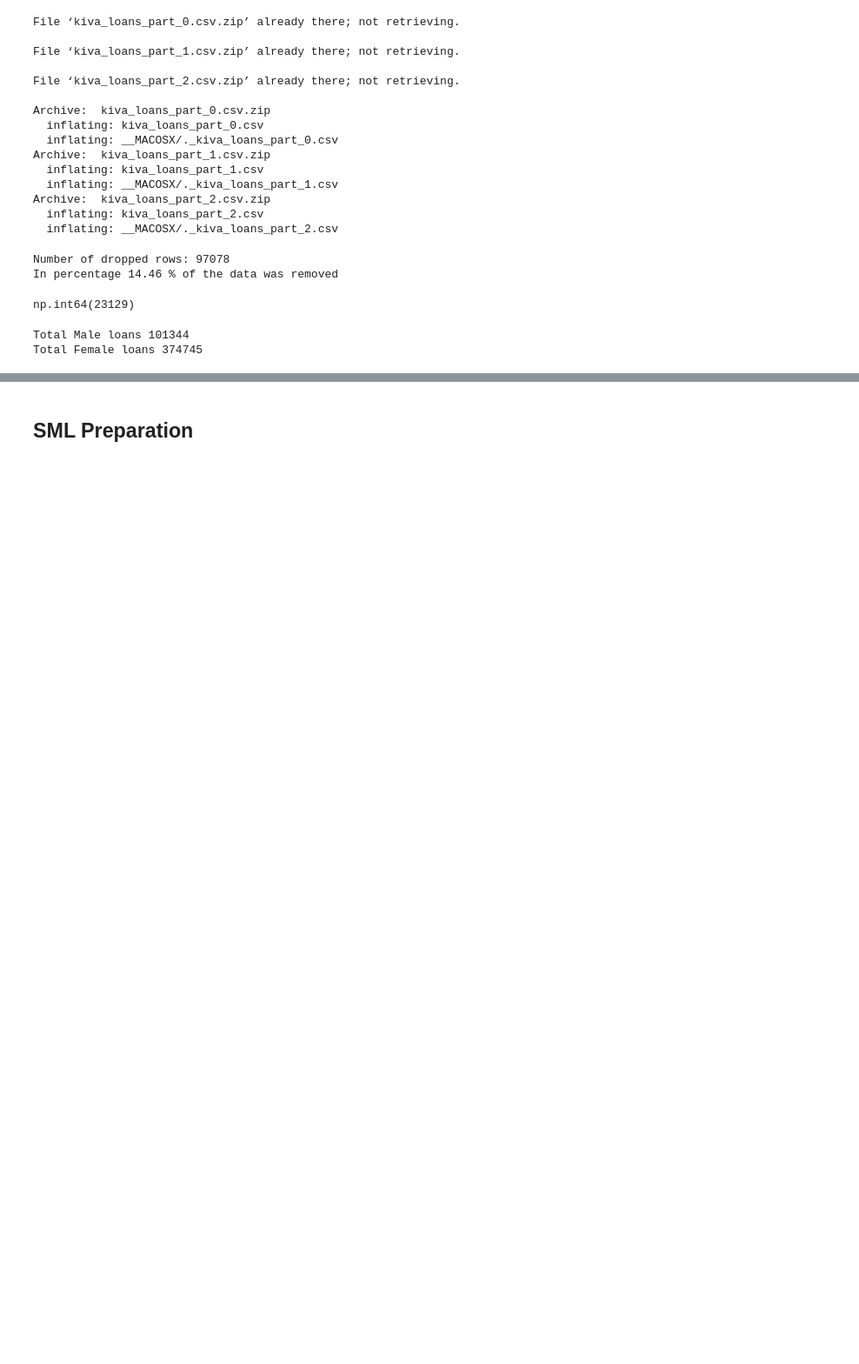
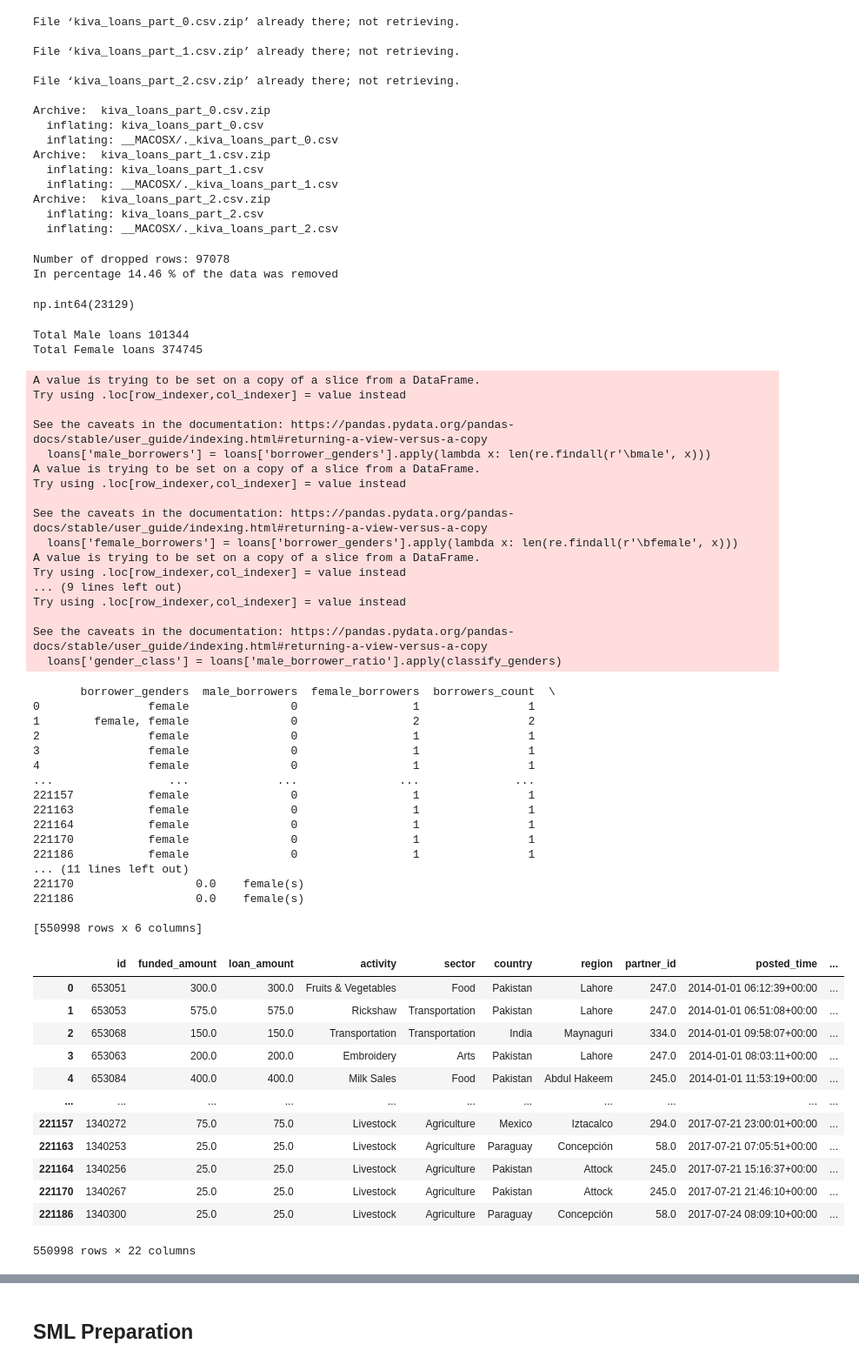
Before and after one commit to JAdamHub/M1-Exam-Submission, a Jupyter notebook: M1-Exam_Part_2.ipynb, the cells around one changed output, grey strips where cells are left out. Shown at 87% size. Cells and saved outputs as stored; diff of their text form; code cells hidden in the pictures; blank space fills up the shorter version.

```diff
--- a/M1-Exam_Part_2.ipynb
+++ b/M1-Exam_Part_2.ipynb
@@ -132,3 +132,80 @@ print ('Total Female loans',female.shape[0])
 # %% [output]
 Total Male loans 101344
 Total Female loans 374745
+# %%
+loans = data_clean
+
+# Count the number of male and female borrowers
+loans['male_borrowers'] = loans['borrower_genders'].apply(lambda x: len(re.findall(r'\bmale', x)))
+loans['female_borrowers'] = loans['borrower_genders'].apply(lambda x: len(re.findall(r'\bfemale', x)))
+
+# Calculate the total number of borrowers
+loans['borrowers_count'] = loans['male_borrowers'] + loans['female_borrowers']
+
+# Handle situations where 'borrowers_count' is 0 to avoid division by 0
+loans['male_borrower_ratio'] = loans['male_borrowers'] / loans['borrowers_count'].replace(0, 1)
+
+# Function to classify gender based on the ratio
+def classify_genders(ratio):
+    if ratio == 1:
+        return 'male(s)'
+    elif ratio == 0:
+        return 'female(s)'
+    else:
+        return 'mixed gender group'
+
+# Apply gender classification
+loans['gender_class'] = loans['male_borrower_ratio'].apply(classify_genders)
+
+# Print the result
+print(loans[['borrower_genders', 'male_borrowers', 'female_borrowers', 'borrowers_count', 'male_borrower_ratio', 'gender_class']])
+
+loans
+# %% [output]
+A value is trying to be set on a copy of a slice from a DataFrame.
+Try using .loc[row_indexer,col_indexer] = value instead
+
+See the caveats in the documentation: https://pandas.pydata.org/pandas-docs/stable/user_guide/indexing.html#returning-a-view-versus-a-copy
+  loans['male_borrowers'] = loans['borrower_genders'].apply(lambda x: len(re.findall(r'\bmale', x)))
+A value is trying to be set on a copy of a slice from a DataFrame.
+Try using .loc[row_indexer,col_indexer] = value instead
+
+See the caveats in the documentation: https://pandas.pydata.org/pandas-docs/stable/user_guide/indexing.html#returning-a-view-versus-a-copy
+  loans['female_borrowers'] = loans['borrower_genders'].apply(lambda x: len(re.findall(r'\bfemale', x)))
+A value is trying to be set on a copy of a slice from a DataFrame.
+Try using .loc[row_indexer,col_indexer] = value instead
+... (9 lines left out)
+Try using .loc[row_indexer,col_indexer] = value instead
+
+See the caveats in the documentation: https://pandas.pydata.org/pandas-docs/stable/user_guide/indexing.html#returning-a-view-versus-a-copy
+  loans['gender_class'] = loans['male_borrower_ratio'].apply(classify_genders)
+       borrower_genders  male_borrowers  female_borrowers  borrowers_count  \
+0                female               0                 1                1
+1        female, female               0                 2                2
+2                female               0                 1                1
+3                female               0                 1                1
+4                female               0                 1                1
+...                 ...             ...               ...              ...
+221157           female               0                 1                1
+221163           female               0                 1                1
+221164           female               0                 1                1
+221170           female               0                 1                1
+221186           female               0                 1                1
+... (11 lines left out)
+221170                  0.0    female(s)
+221186                  0.0    female(s)
+
+[550998 rows x 6 columns]
+|  | id | funded_amount | loan_amount | activity | sector | country | region | partner_id | posted_time | ... |
+| 0 | 653051 | 300.0 | 300.0 | Fruits & Vegetables | Food | Pakistan | Lahore | 247.0 | 2014-01-01 06:12:39+00:00 | ... |
+| 1 | 653053 | 575.0 | 575.0 | Rickshaw | Transportation | Pakistan | Lahore | 247.0 | 2014-01-01 06:51:08+00:00 | ... |
+| 2 | 653068 | 150.0 | 150.0 | Transportation | Transportation | India | Maynaguri | 334.0 | 2014-01-01 09:58:07+00:00 | ... |
+| 3 | 653063 | 200.0 | 200.0 | Embroidery | Arts | Pakistan | Lahore | 247.0 | 2014-01-01 08:03:11+00:00 | ... |
+| 4 | 653084 | 400.0 | 400.0 | Milk Sales | Food | Pakistan | Abdul Hakeem | 245.0 | 2014-01-01 11:53:19+00:00 | ... |
+| ... | ... | ... | ... | ... | ... | ... | ... | ... | ... | ... |
+| 221157 | 1340272 | 75.0 | 75.0 | Livestock | Agriculture | Mexico | Iztacalco | 294.0 | 2017-07-21 23:00:01+00:00 | ... |
+| 221163 | 1340253 | 25.0 | 25.0 | Livestock | Agriculture | Paraguay | Concepción | 58.0 | 2017-07-21 07:05:51+00:00 | ... |
+| 221164 | 1340256 | 25.0 | 25.0 | Livestock | Agriculture | Pakistan | Attock | 245.0 | 2017-07-21 15:16:37+00:00 | ... |
+| 221170 | 1340267 | 25.0 | 25.0 | Livestock | Agriculture | Pakistan | Attock | 245.0 | 2017-07-21 21:46:10+00:00 | ... |
+| 221186 | 1340300 | 25.0 | 25.0 | Livestock | Agriculture | Paraguay | Concepción | 58.0 | 2017-07-24 08:09:10+00:00 | ... |
+550998 rows × 22 columns
```
Also changed, not shown: parts of 6 cells of this notebook, 1 other file.
